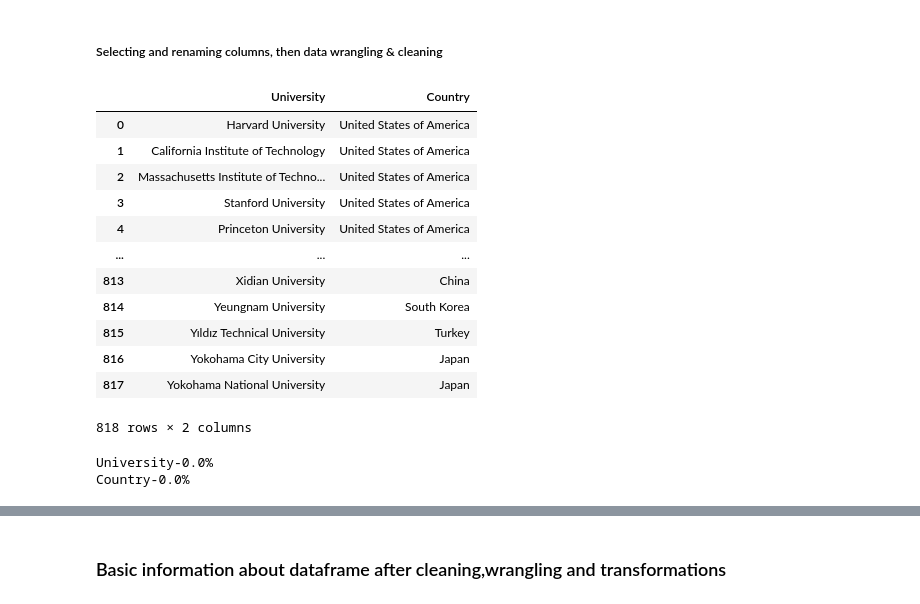
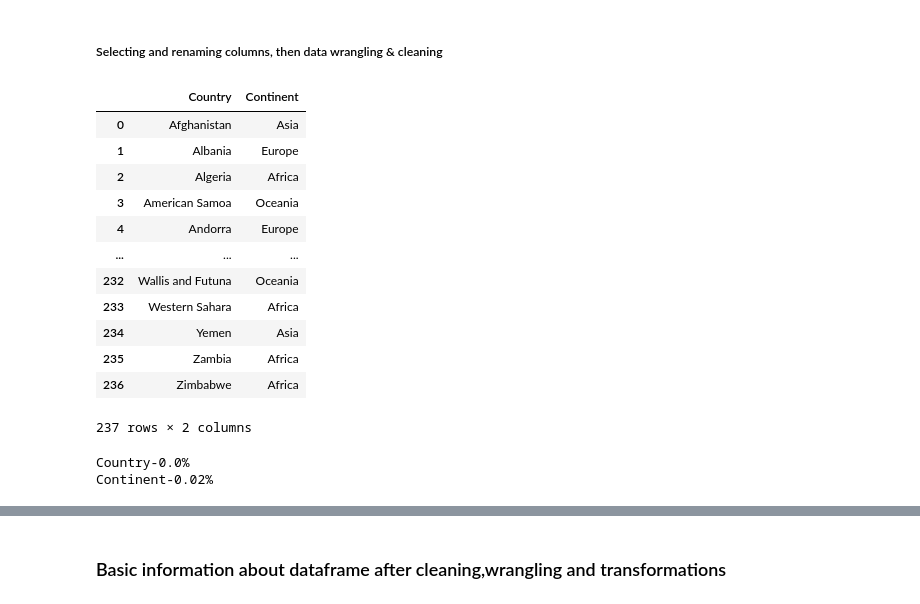
Before and after one commit to Lunczer93/Python_Project_4_World_University_Ranking, a Jupyter notebook: Python_Project_4_World_University_Ranking.ipynb, the cells around one changed output, grey strips where cells are left out. Cells and saved outputs as stored; diff of their text form; code cells hidden in the pictures.

```diff
--- a/Python_Project_4_World_University_Ranking.ipynb
+++ b/Python_Project_4_World_University_Ranking.ipynb
@@ -20,4 +20,4 @@ pd.set_option('display.width', 25)
 WorldUniversityRanking20172022 = pd.read_csv("D:\My commercial projects\Python\Project 4\World University Rankings\qs-world-university-rankings-2017-to-2022-V2.csv")
 WorldUniversityRankingShanghai = pd.read_json("D:\My commercial projects\Python\Project 4\World University Rankings\shanghai-world-university-ranking.json")
 WorldUniversityRanking2023 = pd.read_csv(r"D:\My commercial projects\Python\Project 4\World University Rankings\2023 QS World University Rankings.csv")
-SchoolCountryTable = pd.read_csv(r"D:\My commercial projects\Python\Project 4\World University Rankings\school_and_country_table.csv")
+CountryContinent = pd.read_csv("D:\My commercial projects\Python\Project 4\World University Rankings\CountryContinent.csv",sep=',',  encoding='latin-1',error_bad_lines=False)
@@ -475,0 +479,2 @@ SchoolCountryTable.tail()
+# %%
+CountryContinent = CountryContinent[['country','continent']]
@@ -476,29 +497,27 @@ SchoolCountryTable.tail()
 # %% [markdown]
 ##### Selecting and renaming columns, then data wrangling & cleaning
 # %%
-SchoolCountryTable.rename(columns={
-                                                   'school_name':'University',
-                                                   'country':'Country'}
-                                         , inplace=True)
-SchoolCountryTable
+CountryContinent.rename(columns={'country':'Country',
+                                'continent':'Continent'}, inplace=True)
+CountryContinent
 # %% [output]
-|  | University | Country |
-| 0 | Harvard University | United States of America |
-| 1 | California Institute of Technology | United States of America |
-| 2 | Massachusetts Institute of Techno... | United States of America |
-| 3 | Stanford University | United States of America |
-| 4 | Princeton University | United States of America |
+|  | Country | Continent |
+| 0 | Afghanistan | Asia |
+| 1 | Albania | Europe |
+| 2 | Algeria | Africa |
+| 3 | American Samoa | Oceania |
+| 4 | Andorra | Europe |
 | ... | ... | ... |
-| 813 | Xidian University | China |
-| 814 | Yeungnam University | South Korea |
-| 815 | Yıldız Technical University | Turkey |
-| 816 | Yokohama City University | Japan |
-| 817 | Yokohama National University | Japan |
+| 232 | Wallis and Futuna | Oceania |
+| 233 | Western Sahara | Africa |
+| 234 | Yemen | Asia |
+| 235 | Zambia | Africa |
+| 236 | Zimbabwe | Africa |
-818 rows × 2 columns
+237 rows × 2 columns
 # %%
-for col in SchoolCountryTable.columns:
-    pct_missing = round(np.mean(SchoolCountryTable[col].isnull()),2)
+for col in CountryContinent.columns:
+    pct_missing = round(np.mean(CountryContinent[col].isnull()),2)
     print('{}-{}%'.format(col, pct_missing))
 # %% [output]
-University-0.0%
 Country-0.0%
+Continent-0.02%
```
Also changed, not shown: parts of 25 cells of this notebook.
